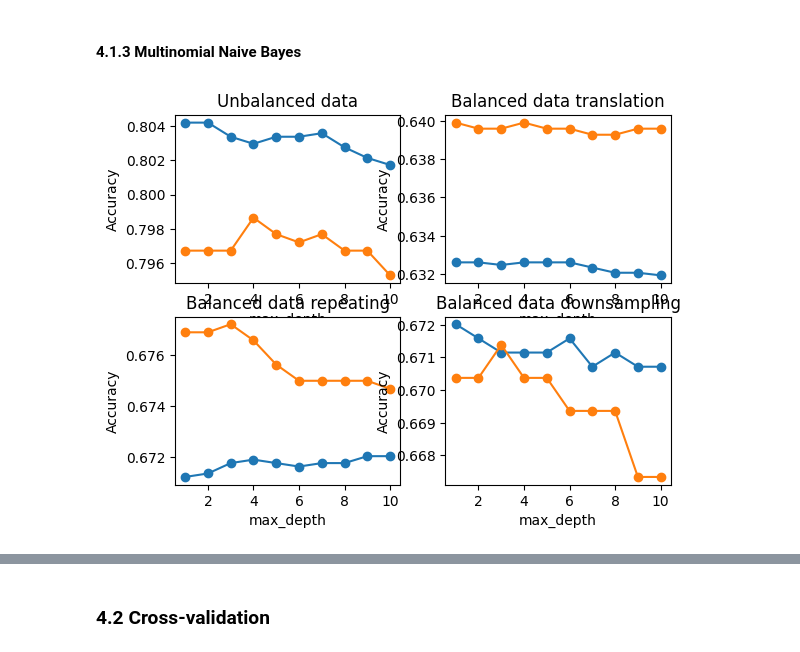
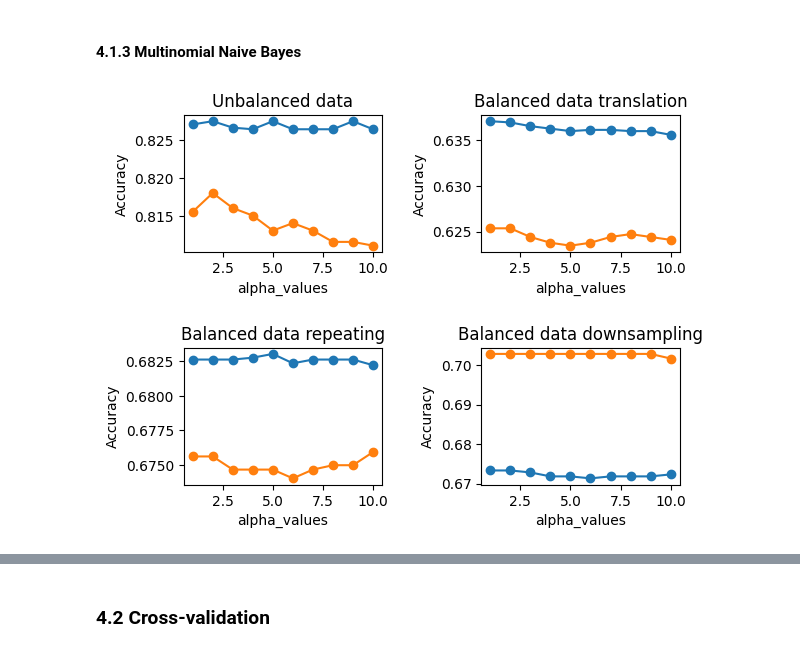
Before and after one commit to luciananobrega/hate_speech_detector, a Jupyter notebook: code/project.ipynb, the cells around one changed output, grey strips where cells are left out. Cells and saved outputs as stored; diff of their text form; code cells hidden in the pictures.

```diff
--- a/code/project.ipynb
+++ b/code/project.ipynb
@@ -488,23 +396,0 @@ plt.show()
-# %%
-fig, axs = plt.subplots(2, 2)
-axs[0, 0].plot(gamma_values, scores_data3_unbalanced[0], '-o', label='Train')
-axs[0, 0].plot(gamma_values, scores_data3_unbalanced[1], '-o', label='Test')
-axs[0, 0].set_title('Unbalanced data')
-axs[0, 1].plot(gamma_values, scores_data3_balanced_translate[0], '-o', label='Train')
-axs[0, 1].plot(gamma_values, scores_data3_balanced_translate[1], '-o', label='Test')
-axs[0, 1].set_title('Balanced data translation')
-axs[1, 0].plot(gamma_values, scores_data3_balanced_repeating[0], '-o', label='Train')
-axs[1, 0].plot(gamma_values, scores_data3_balanced_repeating[1], '-o', label='Test')
-axs[1, 0].set_title('Balanced data repeating')
-axs[1, 1].plot(gamma_values, scores_data3_balanced_downsampling[0], '-o', label='Train')
-axs[1, 1].plot(gamma_values, scores_data3_balanced_downsampling[1], '-o', label='Test')
-axs[1, 1].set_title('Balanced data downsampling')
-
-for ax in axs.flat:
-    ax.set(xlabel='max_depth', ylabel='Accuracy')
-
-# Hide x labels and tick labels for top plots and y ticks for right plots.
-#for ax in axs.flat:
-#    ax.label_outer()
-
-plt.show()
@@ -550,26 +430,28 @@ scores_data2_balanced_downsampling = multinomial_nb(data2_balanced_downsampling)
 scores_data3_balanced_downsampling = multinomial_nb(data3_balanced_downsampling)
 # %%
 fig, axs = plt.subplots(2, 2)
-axs[0, 0].plot(alpha_values, scores_data2_unbalanced[0], '-o', label='Train')
-axs[0, 0].plot(alpha_values, scores_data2_unbalanced[1], '-o', label='Test')
+axs[0, 0].plot(alpha_values, scores_data3_unbalanced[0], '-o', label='Train')
+axs[0, 0].plot(alpha_values, scores_data3_unbalanced[1], '-o', label='Test')
 axs[0, 0].set_title('Unbalanced data')
-axs[0, 1].plot(alpha_values, scores_data2_balanced_translate[0], '-o', label='Train')
-axs[0, 1].plot(alpha_values, scores_data2_balanced_translate[1], '-o', label='Test')
+axs[0, 1].plot(alpha_values, scores_data3_balanced_translate[0], '-o', label='Train')
+axs[0, 1].plot(alpha_values, scores_data3_balanced_translate[1], '-o', label='Test')
 axs[0, 1].set_title('Balanced data translation')
-axs[1, 0].plot(alpha_values, scores_data2_balanced_repeating[0], '-o', label='Train')
-axs[1, 0].plot(alpha_values, scores_data2_balanced_repeating[1], '-o', label='Test')
+axs[1, 0].plot(alpha_values, scores_data3_balanced_repeating[0], '-o', label='Train')
+axs[1, 0].plot(alpha_values, scores_data3_balanced_repeating[1], '-o', label='Test')
 axs[1, 0].set_title('Balanced data repeating')
-axs[1, 1].plot(alpha_values, scores_data2_balanced_downsampling[0], '-o', label='Train')
-axs[1, 1].plot(alpha_values, scores_data2_balanced_downsampling[1], '-o', label='Test')
+axs[1, 1].plot(alpha_values, scores_data3_balanced_downsampling[0], '-o', label='Train')
+axs[1, 1].plot(alpha_values, scores_data3_balanced_downsampling[1], '-o', label='Test')
 axs[1, 1].set_title('Balanced data downsampling')
 
 for ax in axs.flat:
-    ax.set(xlabel='max_depth', ylabel='Accuracy')
+    ax.set(xlabel='alpha_values', ylabel='Accuracy')
 
 # Hide x labels and tick labels for top plots and y ticks for right plots.
 #for ax in axs.flat:
 #    ax.label_outer()
 
+plt.subplots_adjust(hspace=0.7, wspace = 0.5)
+
 plt.show()
 # %% [output]
-[figure, old version]
+[figure, new version]
```
Also changed, not shown: parts of 41 cells of this notebook, 3 other files.
